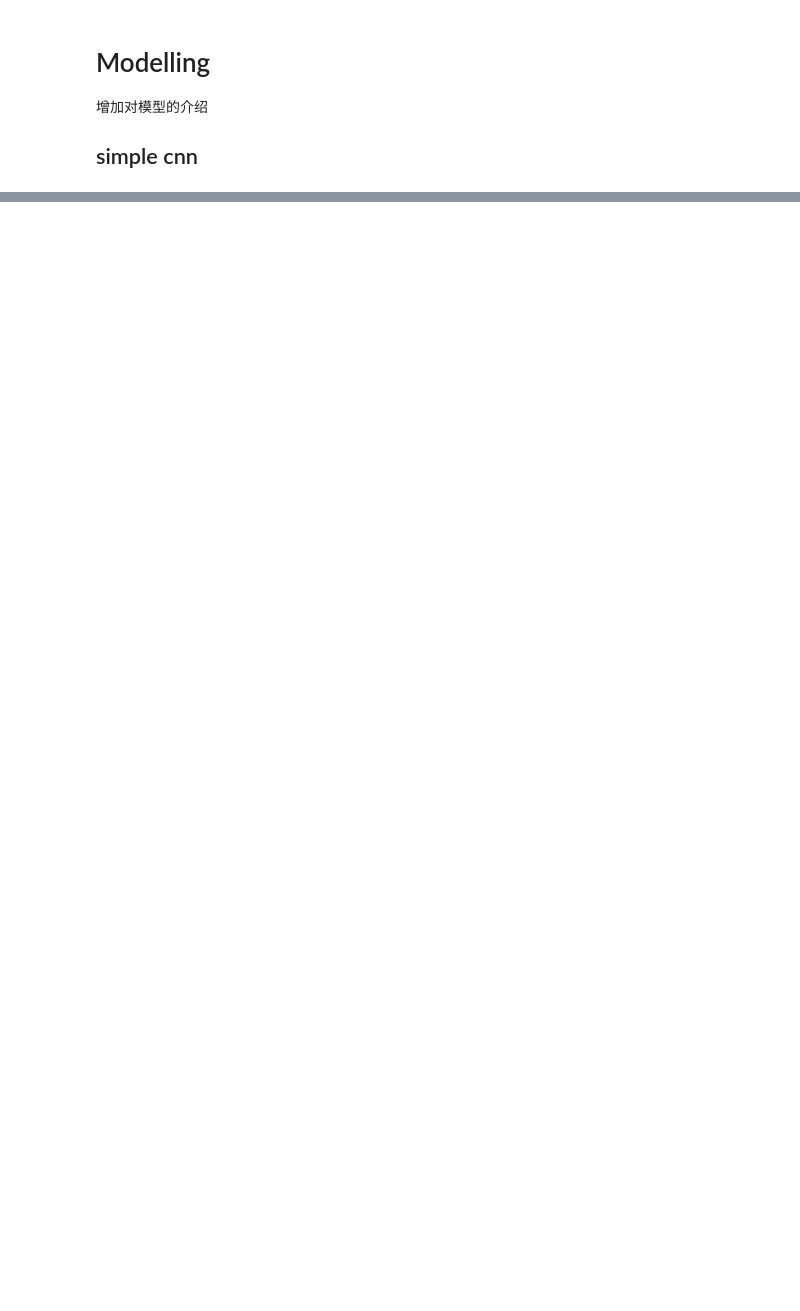
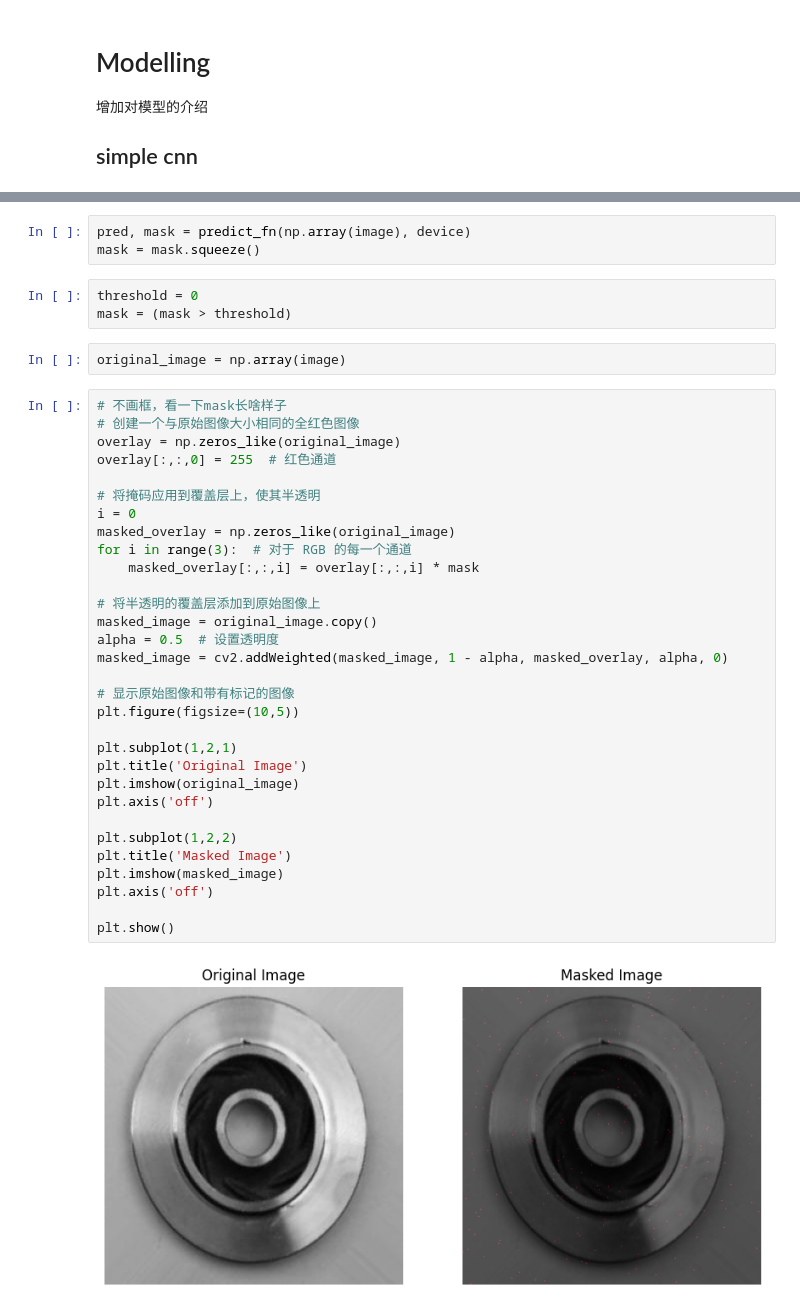
Before and after one commit to sdsc-bw/sdsc_blog, a Jupyter notebook: Use case2 - defect detection.ipynb, the cells around one changed output, grey strips where cells are left out. Drawn from its saved outputs; the diff is of its cells as text; blank space fills up the shorter version.

```diff
--- a/Use case2 - defect detection.ipynb
+++ b/Use case2 - defect detection.ipynb
@@ -349,0 +858,41 @@ losses.tail(3)
+# %%
+pred, mask = predict_fn(np.array(image), device)
+mask = mask.squeeze()
+# %%
+threshold = 0
+mask = (mask > threshold)
+# %%
+original_image = np.array(image)
+# %%
+# 不画框，看一下mask长啥样子
+# 创建一个与原始图像大小相同的全红色图像
+overlay = np.zeros_like(original_image)
+overlay[:,:,0] = 255  # 红色通道
+
+# 将掩码应用到覆盖层上，使其半透明
+i = 0
+masked_overlay = np.zeros_like(original_image)
+for i in range(3):  # 对于 RGB 的每一个通道
+    masked_overlay[:,:,i] = overlay[:,:,i] * mask
+
+# 将半透明的覆盖层添加到原始图像上
+masked_image = original_image.copy()
+alpha = 0.5  # 设置透明度
+masked_image = cv2.addWeighted(masked_image, 1 - alpha, masked_overlay, alpha, 0)
+
+# 显示原始图像和带有标记的图像
+plt.figure(figsize=(10,5))
+
+plt.subplot(1,2,1)
+plt.title('Original Image')
+plt.imshow(original_image)
+plt.axis('off')
+
+plt.subplot(1,2,2)
+plt.title('Masked Image')
+plt.imshow(masked_image)
+plt.axis('off')
+
+plt.show()
+# %% [output]
+[figure, added]
```
Also changed, not shown: parts of 32 cells of this notebook.
